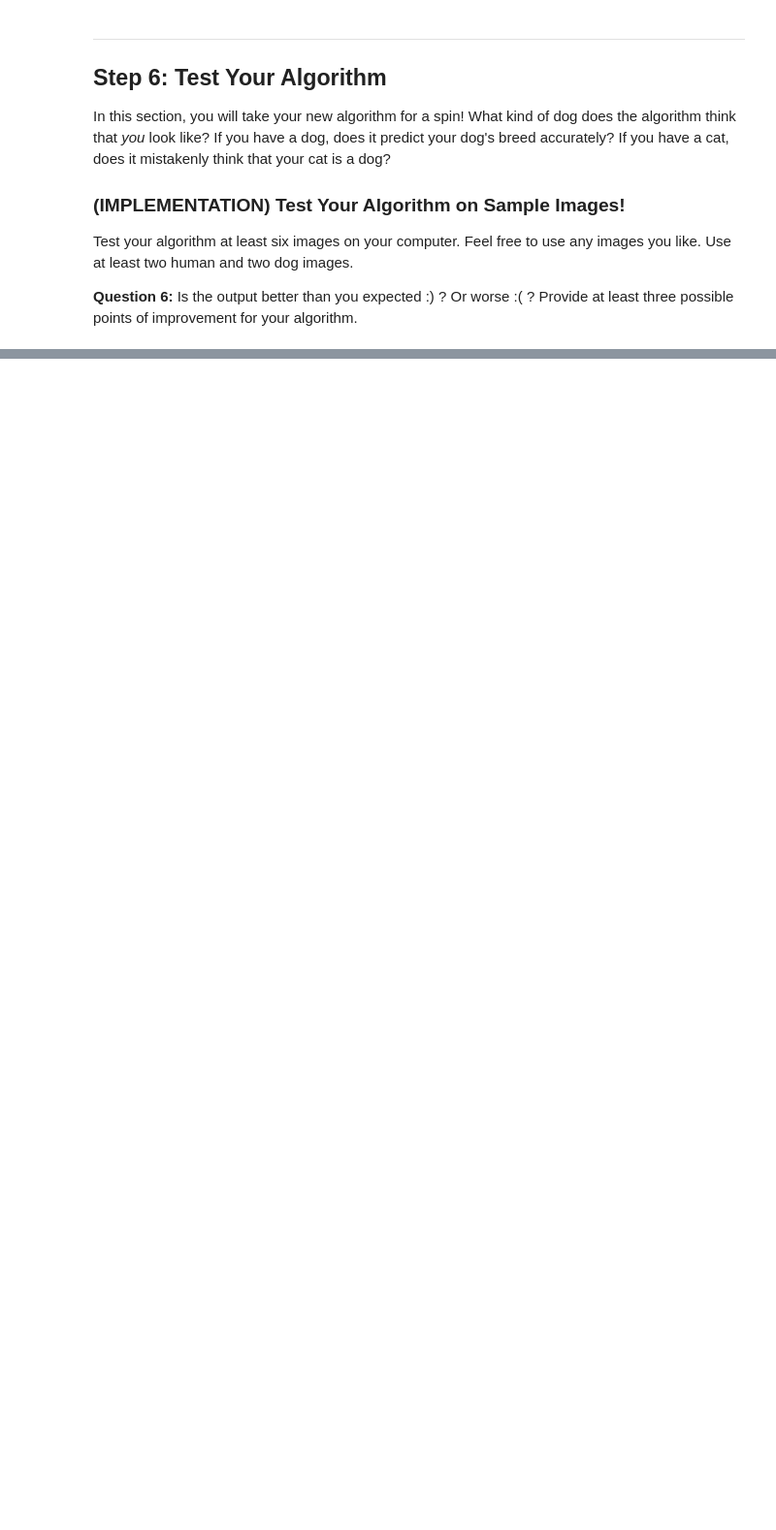
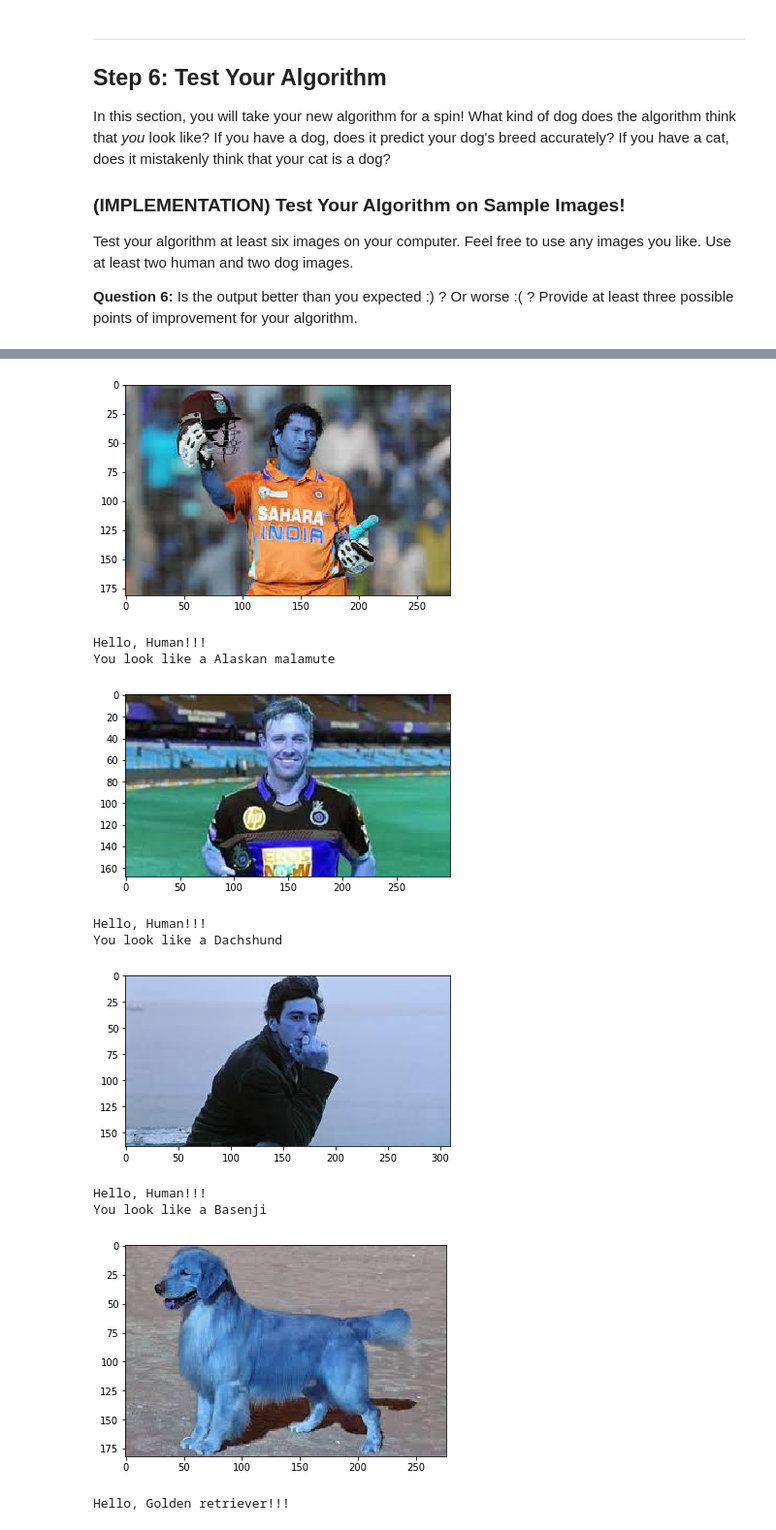
Before and after one commit to vinayms/project-dog-classification, a Jupyter notebook: dog_app.ipynb, the cells around one changed output, grey strips where cells are left out. Shown: that part at 97% size. Saved outputs shown, nothing was run; the diff lists cells and outputs as text; code cells hidden in the pictures; blank space fills up the shorter version.

```diff
--- a/dog_app.ipynb
+++ b/dog_app.ipynb
@@ -444,10 +670,13 @@ optimizer_transfer = None
+# %%
+from torch import optim
+criterion_transfer = nn.CrossEntropyLoss()
+optimizer_transfer = optim.Adam(model_transfer.fc.parameters(), lr=0.0001)
 # %% [markdown]
 ### (IMPLEMENTATION) Train and Validate the Model
 
 Train and validate your model in the code cell below.  [Save the final model parameters](http://pytorch.org/docs/master/notes/serialization.html) at filepath `'model_transfer.pt'`.
 # %%
 # train the model
-model_transfer = # train(n_epochs, loaders_transfer, model_transfer, optimizer_transfer, criterion_transfer, use_cuda, 'model_transfer.pt')
-
+model_transfer =  train(10, loaders_transfer, model_transfer, optimizer_transfer, criterion_transfer, use_cuda, 'model_transfer.pt')
 # load the model that got the best validation accuracy (uncomment the line below)
-#model_transfer.load_state_dict(torch.load('model_transfer.pt'))
+model_transfer.load_state_dict(torch.load('model_transfer.pt'))
@@ -466,11 +711,21 @@ Write a function that takes an image path as input and returns the dog breed (`A
 ### and returns the dog breed that is predicted by the model.
 
 # list of class names by index, i.e. a name can be accessed like class_names[0]
-class_names = [item[4:].replace("_", " ") for item in data_transfer['train'].classes]
+class_names = [item[4:].replace("_", " ") for item in loaders_transfer['train'].dataset.classes]
 
 def predict_breed_transfer(img_path):
     # load the image and return the predicted breed
-    return None
+    transform = transforms.Compose([transforms.Resize(256),
+                               transforms.CenterCrop(224),
+                               transforms.ToTensor(),
+                               transforms.Normalize(mean=[0.485, 0.456, 0.406],
+                                 std=[0.229, 0.224, 0.225])])
+    img = transform(Image.open(img_path))
+    img = img.unsqueeze_(0)
+    model_transfer.cpu()
+    model_transfer.eval()
+    output = model_transfer(img)
+    return class_names[torch.argmax(output)]
 # %% [markdown]
 ---
 <a id='step5'></a>
@@ -492,9 +747,23 @@ Some sample output for our algorithm is provided below, but feel free to design
 # %%
 ### TODO: Write your algorithm.
 ### Feel free to use as many code cells as needed.
+import cv2
+import matplotlib.pyplot as plt
+%matplotlib inline
 
 def run_app(img_path):
     ## handle cases for a human face, dog, and neither
+    plt.imshow(cv2.imread(img_path))
+    plt.show()
+    if face_detector(img_path):
+        class_name = predict_breed_transfer(img_path)
+        print('Hello, Human!!!')
+        print('You look like a ' + class_name)
+    elif dog_detector(img_path):
+        class_name = predict_breed_transfer(img_path)
+        print('Hello, ' + class_name + '!!!')
+    else:
+        print('Neither a human or a dog is detected!!!')
 # %% [markdown]
 ---
 <a id='step6'></a>
@@ -512,8 +782,22 @@ __Answer:__ (Three possible points for improvement)
 # %%
 ## TODO: Execute your algorithm from Step 6 on
 ## at least 6 images on your computer.
 ## Feel free to use as many code cells as needed.
-
+from PIL import Image
+human_files = ['test_images/sachin.jpg','test_images/abd.jpg','test_images/al_pacino.jpg']
+dog_files = ['test_images/golden_retriever.jpg','test_images/labrador.jpg','test_images/chihuahua.jpg']
 ## suggested code, below
-for file in np.hstack((human_files[:3], dog_files[:3])):
+for file in np.hstack((human_files, dog_files)):
     run_app(file)
+# %% [output]
+[figure, added]
+Hello, Human!!!
+You look like a Alaskan malamute
+[figure, added]
+Hello, Human!!!
+You look like a Dachshund
+[figure, added]
+Hello, Human!!!
+You look like a Basenji
+[figure, added]
+Hello, Golden retriever!!!
```
Also changed, not shown: parts of 28 cells of this notebook, 6 other files.
